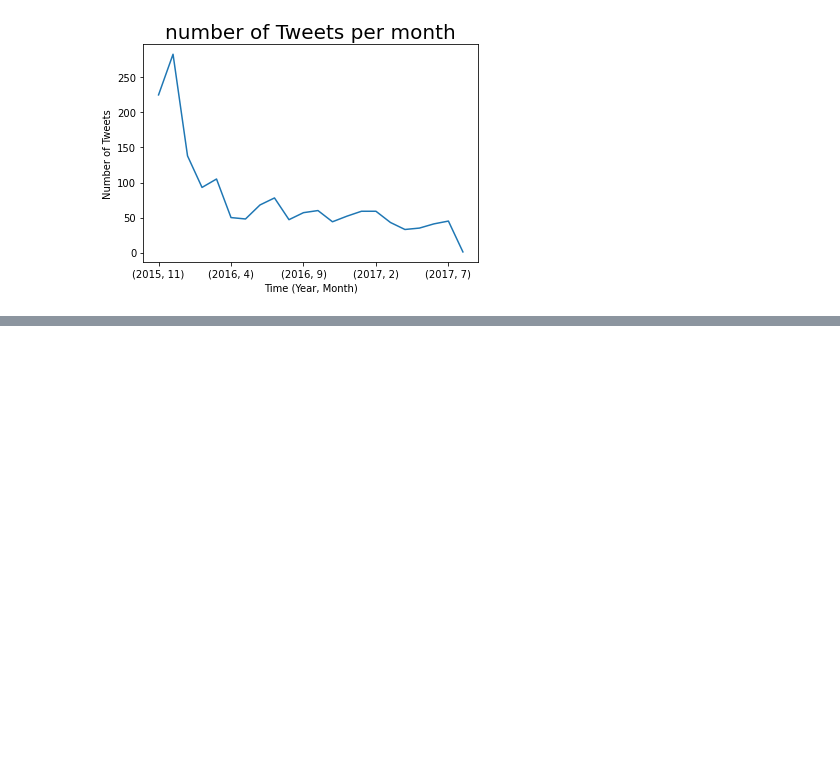
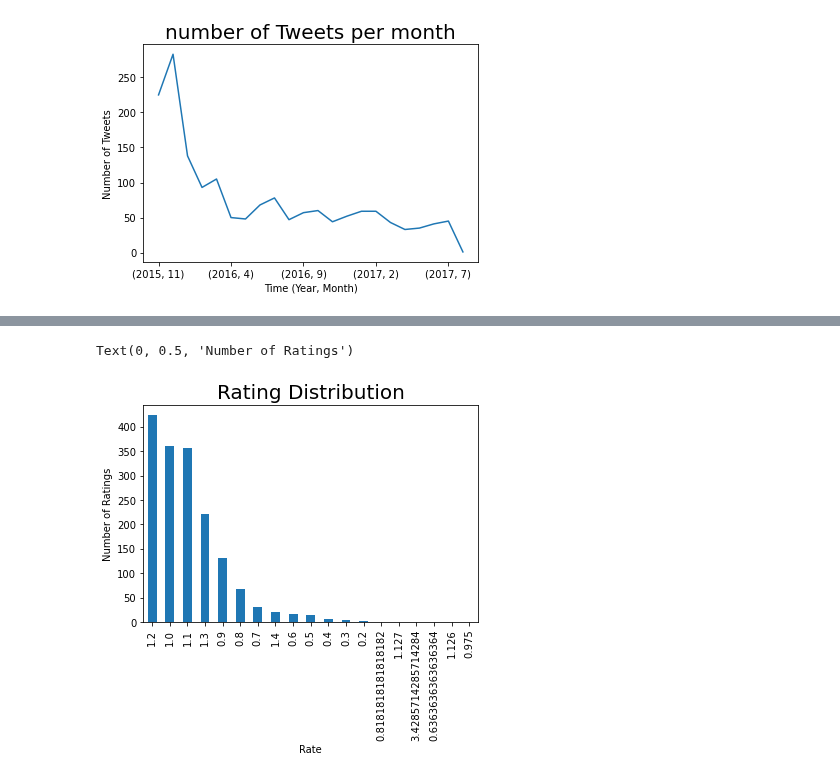
Before and after one commit to hagerElsehaimy/WeRateDogs, a Jupyter notebook: wrangle_act.ipynb, the cells around one changed output, grey strips where cells are left out. Cells and saved outputs as stored; diff of their text form; code cells hidden in the pictures; blank space fills up the shorter version.

```diff
--- a/wrangle_act.ipynb
+++ b/wrangle_act.ipynb
@@ -866,0 +869,8 @@ Text(0, 0.5, 'Number of Tweets')
+# %%
+archive_df['rate'].value_counts().plot(kind='bar')
+plt.title ('Rating Distribution', size=20)
+plt.xlabel('Rate')
+plt.ylabel('Number of Ratings')
+# %% [output]
+Text(0, 0.5, 'Number of Ratings')
+[figure, added]
```
Also changed, not shown: parts of 4 cells of this notebook.
